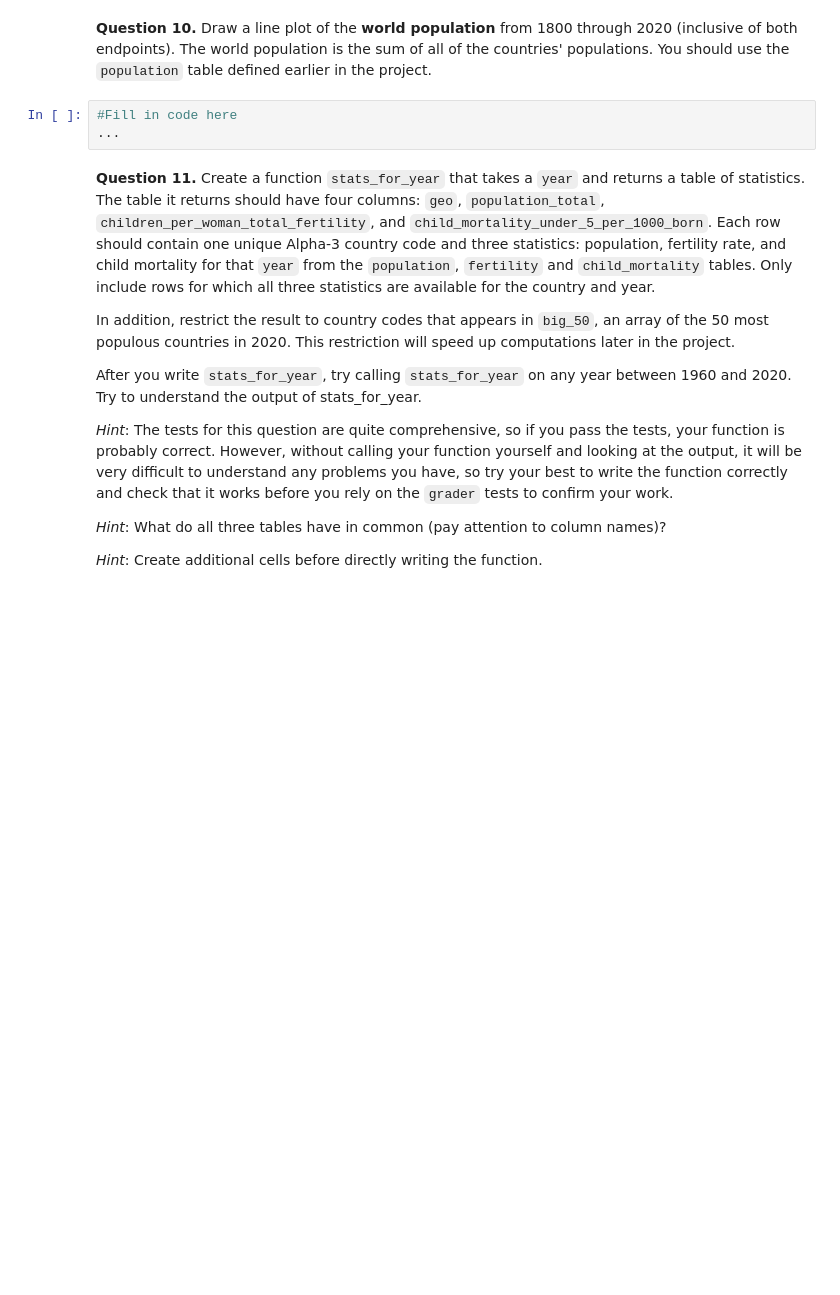
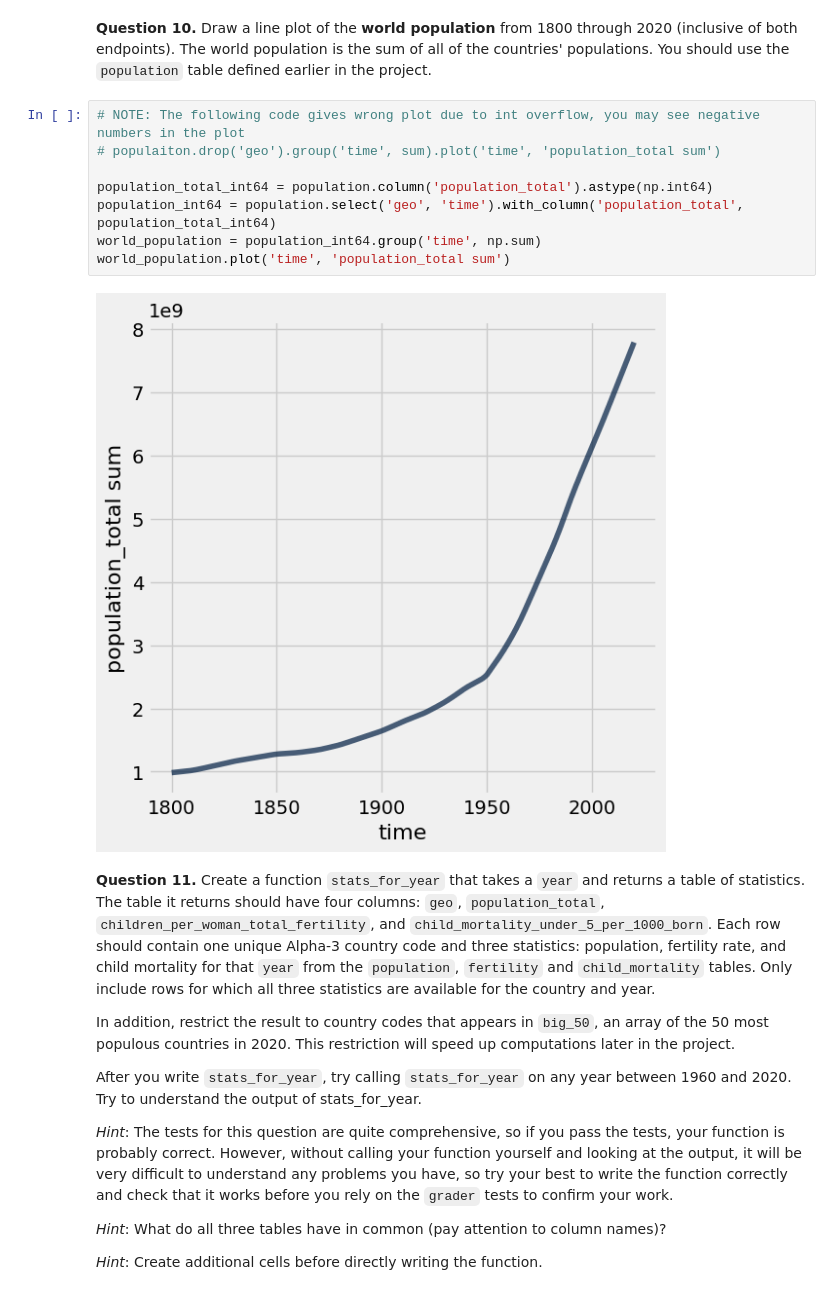
Before and after one commit to cj8086/materials-sp24, a Jupyter notebook: project/project1/project1.ipynb, the cells around one changed output. Drawn from its saved outputs; the diff is of its cells as text; blank space fills up the shorter version.

```diff
--- a/project/project1/project1.ipynb
+++ b/project/project1/project1.ipynb
@@ -404,9 +413,16 @@ grader.check("q1_9")
 <!-- BEGIN QUESTION -->
 
 **Question 10.** Draw a line plot of the **world population** from 1800 through 2020 (inclusive of both endpoints). The world population is the sum of all of the countries' populations. You should use the `population` table defined earlier in the project.
-# %%
-#Fill in code here
-...
+# %%
+# NOTE: The following code gives wrong plot due to int overflow, you may see negative numbers in the plot
+# populaiton.drop('geo').group('time', sum).plot('time', 'population_total sum')
+
+population_total_int64 = population.column('population_total').astype(np.int64)
+population_int64 = population.select('geo', 'time').with_column('population_total', population_total_int64)
+world_population = population_int64.group('time', np.sum)
+world_population.plot('time', 'population_total sum')
+# %% [output]
+[figure, added]
 # %% [markdown]
 <!-- END QUESTION -->
 
```
Also changed, not shown: parts of 46 cells of this notebook.
